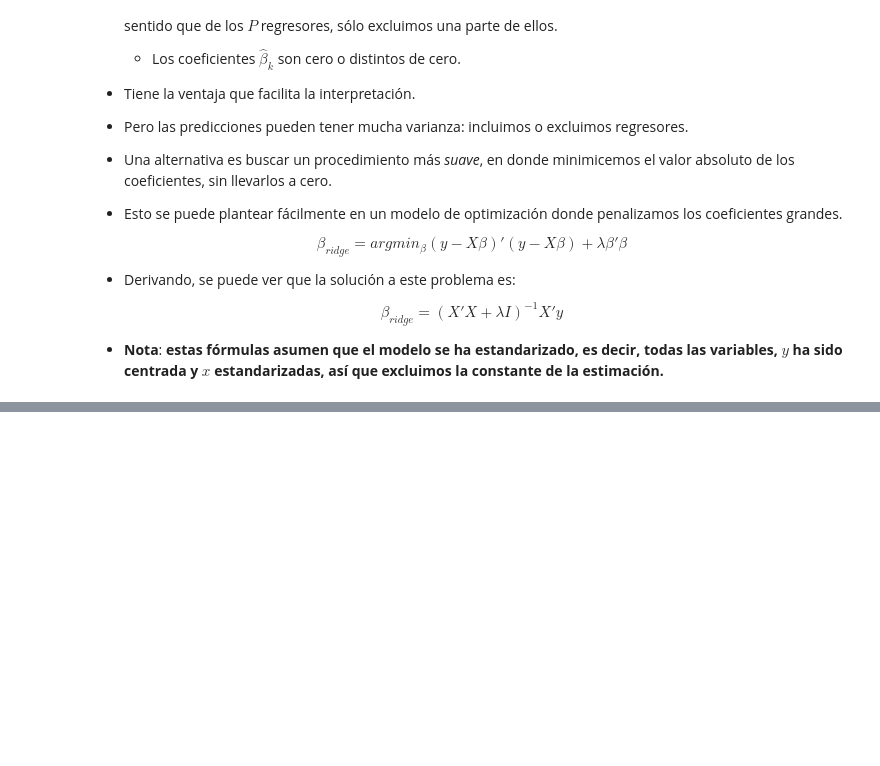
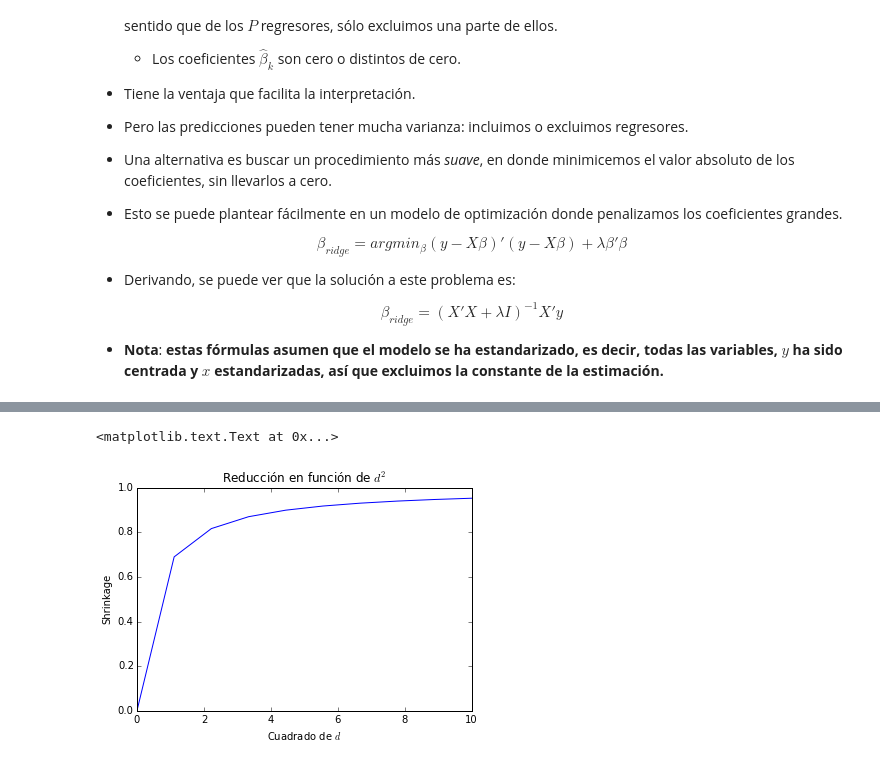
Before and after one commit to dvaughan79/New_CIDE_Analytics, a Jupyter notebook: 7_ModelosLineales.ipynb, the cells around one changed output, grey strips where cells are left out. Drawn from its saved outputs; the diff is of its cells as text; code cells hidden in the pictures; blank space fills up the shorter version.

```diff
--- a/7_ModelosLineales.ipynb
+++ b/7_ModelosLineales.ipynb
@@ -864,0 +941,11 @@ $$
+# %%
+dvec = np.linspace(0,10,10)
+lambda_vec = 0.5
+shrink_fac = dvec/(dvec + lambda_vec)
+plt.plot(dvec, shrink_fac)
+plt.title(u'Reducción en función de $d^2$')
+plt.xlabel('Cuadrado de $d$')
+plt.ylabel('Shrinkage')
+# %% [output]
+<matplotlib.text.Text at 0x...>
+[figure, added]
```
Also changed, not shown: parts of 33 cells of this notebook, 3 other files.
